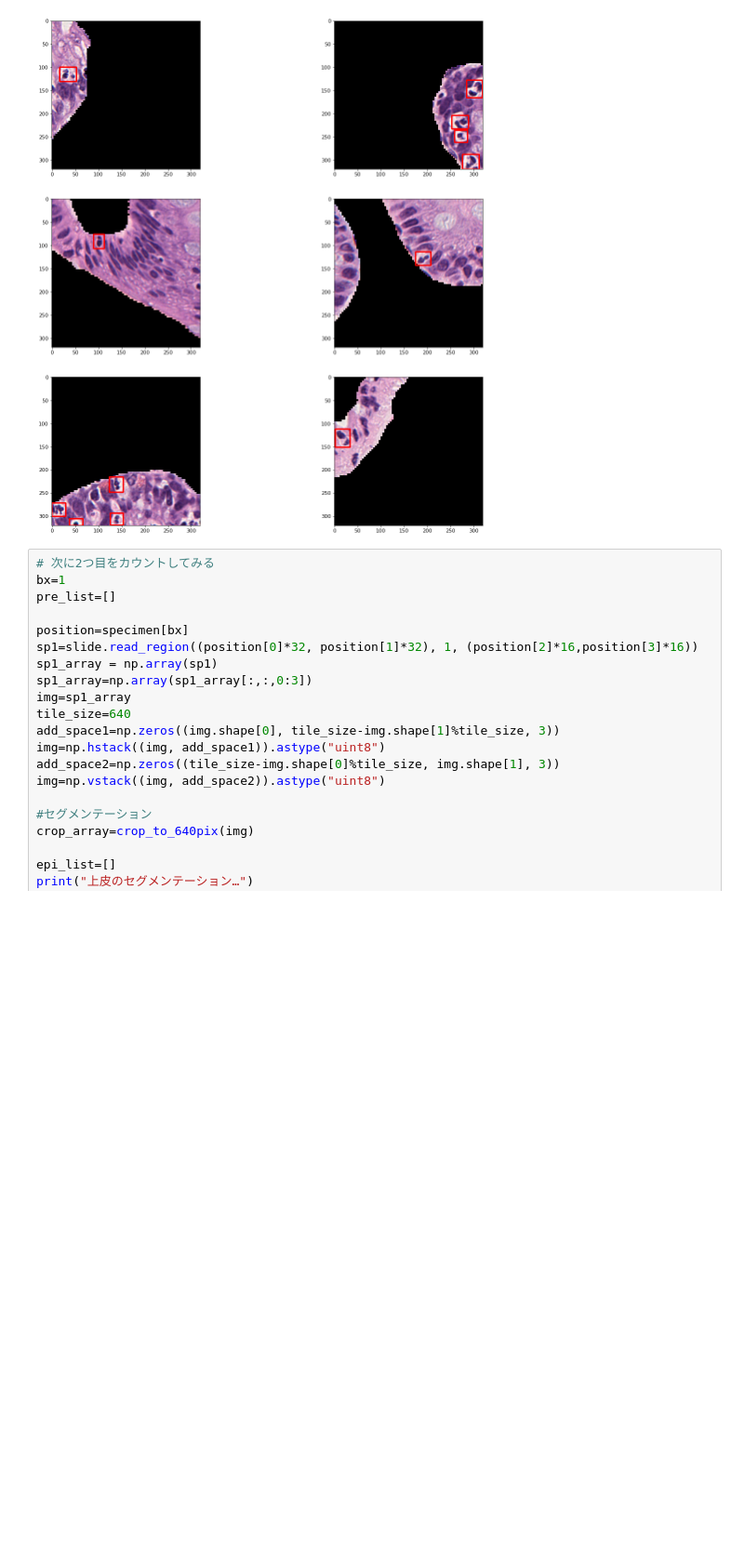
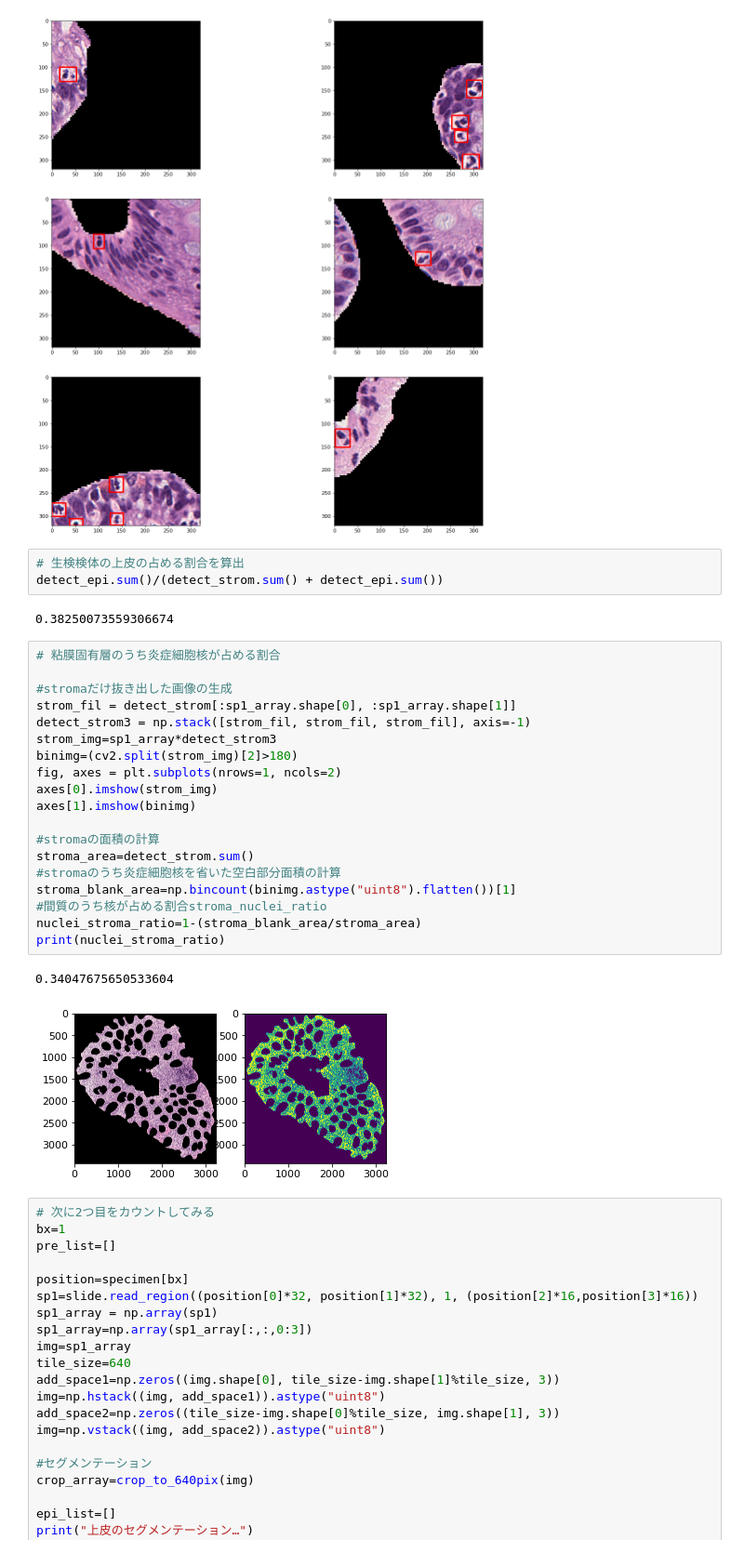
Before and after one commit to junfrankohara/git-practice, a Jupyter notebook: neutrophils_detection.ipynb, the cells around one changed output. Shown at 93% size. Cells and saved outputs as stored; diff of their text form; blank space fills up the shorter version.

```diff
--- a/neutrophils_detection.ipynb
+++ b/neutrophils_detection.ipynb
@@ -270,6 +316,33 @@ for j in range(6):
     axes[j//2, j%2].imshow(pre_list[index_list[j]])
 # %% [output]
 [figure]
+# %%
+# 生検検体の上皮の占める割合を算出
+detect_epi.sum()/(detect_strom.sum() + detect_epi.sum())
+# %% [output]
+0.38250073559306674
+# %%
+# 粘膜固有層のうち炎症細胞核が占める割合
+
+#stromaだけ抜き出した画像の生成
+strom_fil = detect_strom[:sp1_array.shape[0], :sp1_array.shape[1]]
+detect_strom3 = np.stack([strom_fil, strom_fil, strom_fil], axis=-1)
+strom_img=sp1_array*detect_strom3
+binimg=(cv2.split(strom_img)[2]>180)
+fig, axes = plt.subplots(nrows=1, ncols=2)
+axes[0].imshow(strom_img)
+axes[1].imshow(binimg)
+
+#stromaの面積の計算
+stroma_area=detect_strom.sum()
+#stromaのうち炎症細胞核を省いた空白部分面積の計算
+stroma_blank_area=np.bincount(binimg.astype("uint8").flatten())[1]
+#間質のうち核が占める割合stroma_nuclei_ratio
+nuclei_stroma_ratio=1-(stroma_blank_area/stroma_area)
+print(nuclei_stroma_ratio)
+# %% [output]
+0.34047675650533604
+[figure, added]
 # %%
 # 次に2つ目をカウントしてみる
 bx=1
```
Also changed, not shown: parts of 6 cells of this notebook.
